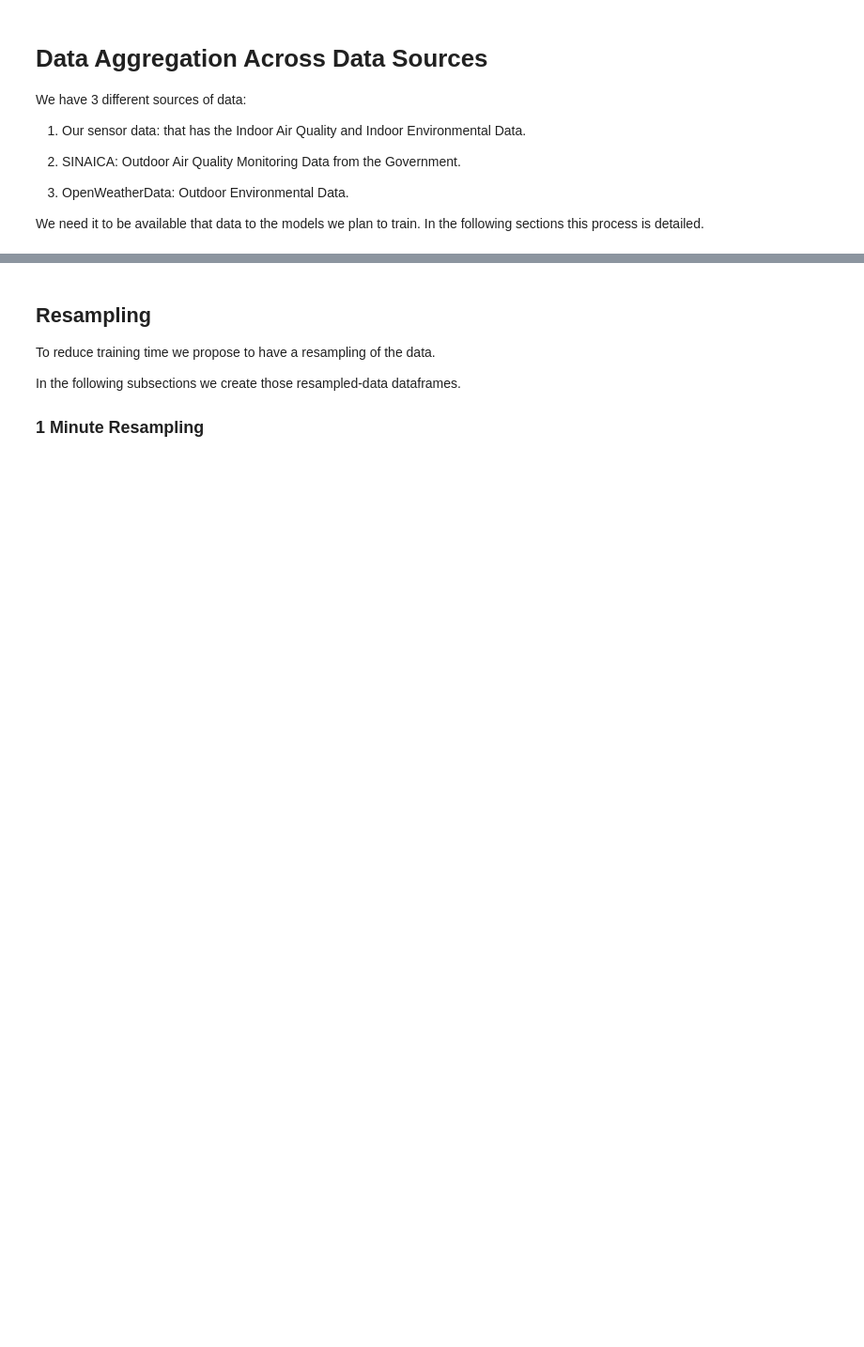
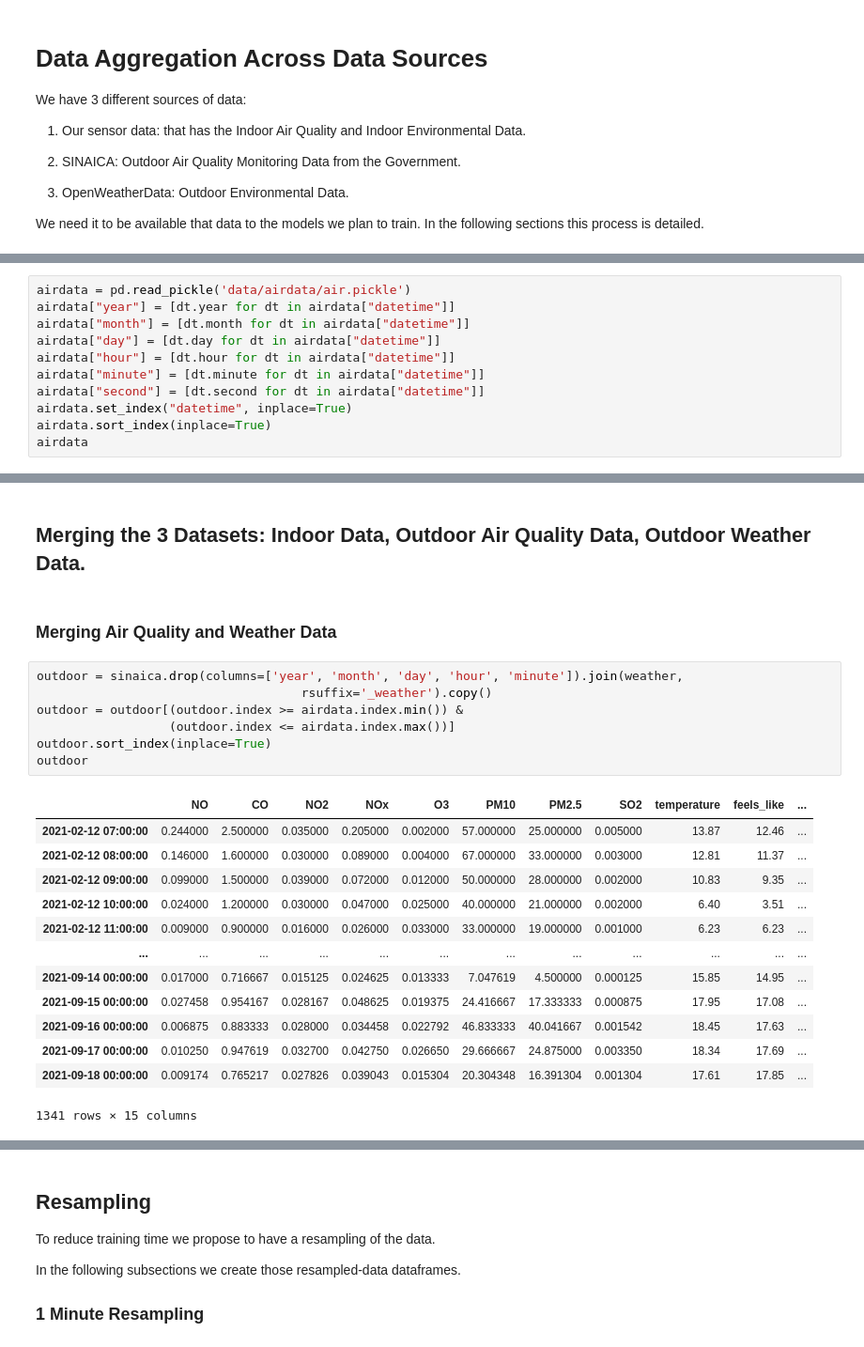
Before and after one commit to philwebsurfer/dlfinal, a Jupyter notebook: paper05_data_aggregation.ipynb, the cells around one changed output, grey strips where cells are left out. Shown: that part at 94% size. Drawn from its saved outputs; the diff is of its cells as text; blank space fills up the shorter version.

```diff
--- a/paper05_data_aggregation.ipynb
+++ b/paper05_data_aggregation.ipynb
@@ -48,0 +44,11 @@ df
+# %%
+airdata = pd.read_pickle('data/airdata/air.pickle')
+airdata["year"] = [dt.year for dt in airdata["datetime"]]
+airdata["month"] = [dt.month for dt in airdata["datetime"]]
+airdata["day"] = [dt.day for dt in airdata["datetime"]]
+airdata["hour"] = [dt.hour for dt in airdata["datetime"]]
+airdata["minute"] = [dt.minute for dt in airdata["datetime"]]
+airdata["second"] = [dt.second for dt in airdata["datetime"]]
+airdata.set_index("datetime", inplace=True)
+airdata.sort_index(inplace=True)
+airdata
@@ -95,0 +144,25 @@ dtype: object
+# %% [markdown]
+## Merging the 3 Datasets: Indoor Data, Outdoor Air Quality Data, Outdoor Weather Data.
+# %% [markdown]
+### Merging Air Quality and Weather Data
+# %%
+outdoor = sinaica.drop(columns=['year', 'month', 'day', 'hour', 'minute']).join(weather,
+                                    rsuffix='_weather').copy()
+outdoor = outdoor[(outdoor.index >= airdata.index.min()) &
+                  (outdoor.index <= airdata.index.max())]
+outdoor.sort_index(inplace=True)
+outdoor
+# %% [output]
+|  | NO | CO | NO2 | NOx | O3 | PM10 | PM2.5 | SO2 | temperature | feels_like | ... |
+| 2021-02-12 07:00:00 | 0.244000 | 2.500000 | 0.035000 | 0.205000 | 0.002000 | 57.000000 | 25.000000 | 0.005000 | 13.87 | 12.46 | ... |
+| 2021-02-12 08:00:00 | 0.146000 | 1.600000 | 0.030000 | 0.089000 | 0.004000 | 67.000000 | 33.000000 | 0.003000 | 12.81 | 11.37 | ... |
+| 2021-02-12 09:00:00 | 0.099000 | 1.500000 | 0.039000 | 0.072000 | 0.012000 | 50.000000 | 28.000000 | 0.002000 | 10.83 | 9.35 | ... |
+| 2021-02-12 10:00:00 | 0.024000 | 1.200000 | 0.030000 | 0.047000 | 0.025000 | 40.000000 | 21.000000 | 0.002000 | 6.40 | 3.51 | ... |
+| 2021-02-12 11:00:00 | 0.009000 | 0.900000 | 0.016000 | 0.026000 | 0.033000 | 33.000000 | 19.000000 | 0.001000 | 6.23 | 6.23 | ... |
+| ... | ... | ... | ... | ... | ... | ... | ... | ... | ... | ... | ... |
+| 2021-09-14 00:00:00 | 0.017000 | 0.716667 | 0.015125 | 0.024625 | 0.013333 | 7.047619 | 4.500000 | 0.000125 | 15.85 | 14.95 | ... |
+| 2021-09-15 00:00:00 | 0.027458 | 0.954167 | 0.028167 | 0.048625 | 0.019375 | 24.416667 | 17.333333 | 0.000875 | 17.95 | 17.08 | ... |
+| 2021-09-16 00:00:00 | 0.006875 | 0.883333 | 0.028000 | 0.034458 | 0.022792 | 46.833333 | 40.041667 | 0.001542 | 18.45 | 17.63 | ... |
+| 2021-09-17 00:00:00 | 0.010250 | 0.947619 | 0.032700 | 0.042750 | 0.026650 | 29.666667 | 24.875000 | 0.003350 | 18.34 | 17.69 | ... |
+| 2021-09-18 00:00:00 | 0.009174 | 0.765217 | 0.027826 | 0.039043 | 0.015304 | 20.304348 | 16.391304 | 0.001304 | 17.61 | 17.85 | ... |
+1341 rows × 15 columns
```
Also changed, not shown: parts of 20 cells of this notebook, 2 other files.
